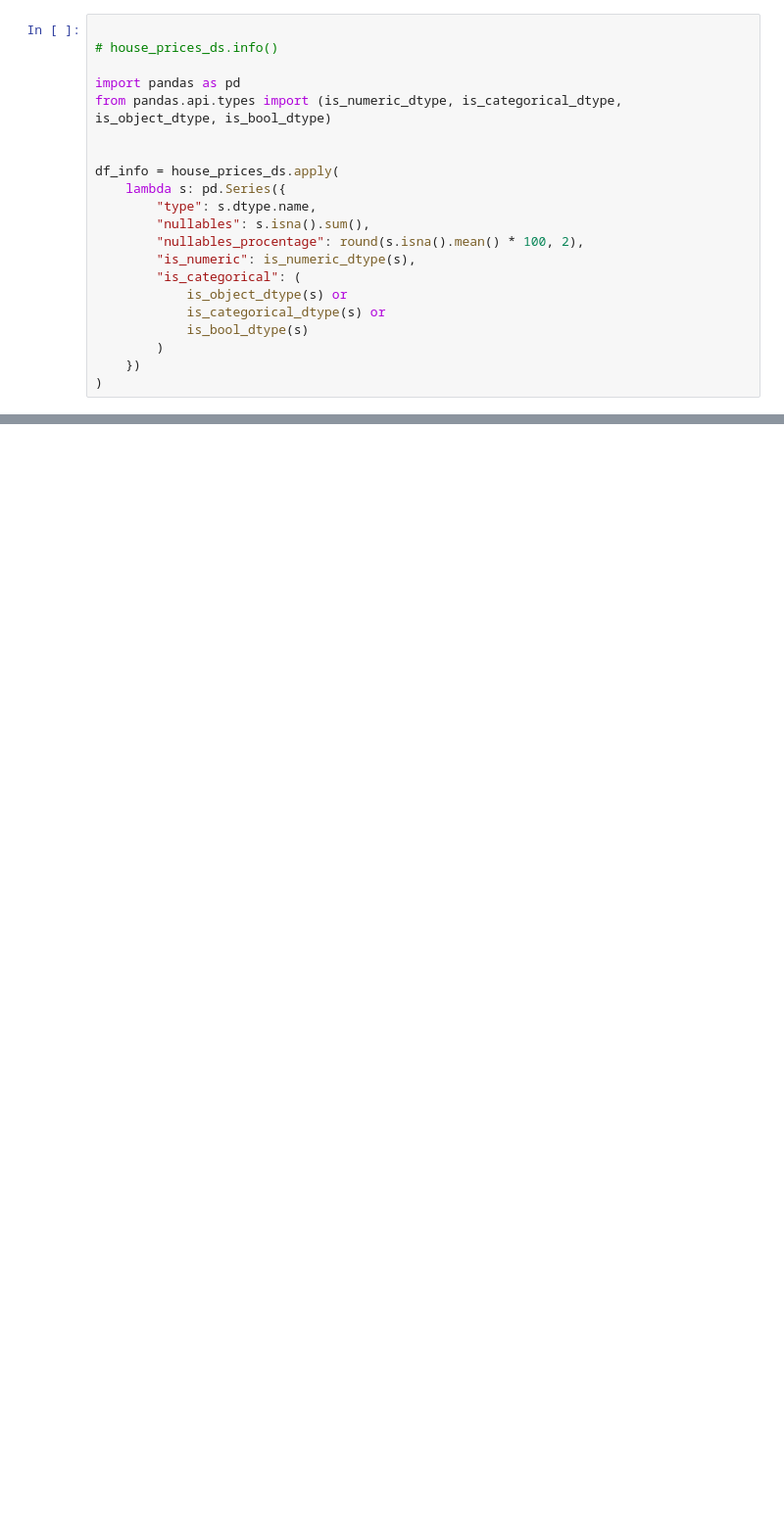
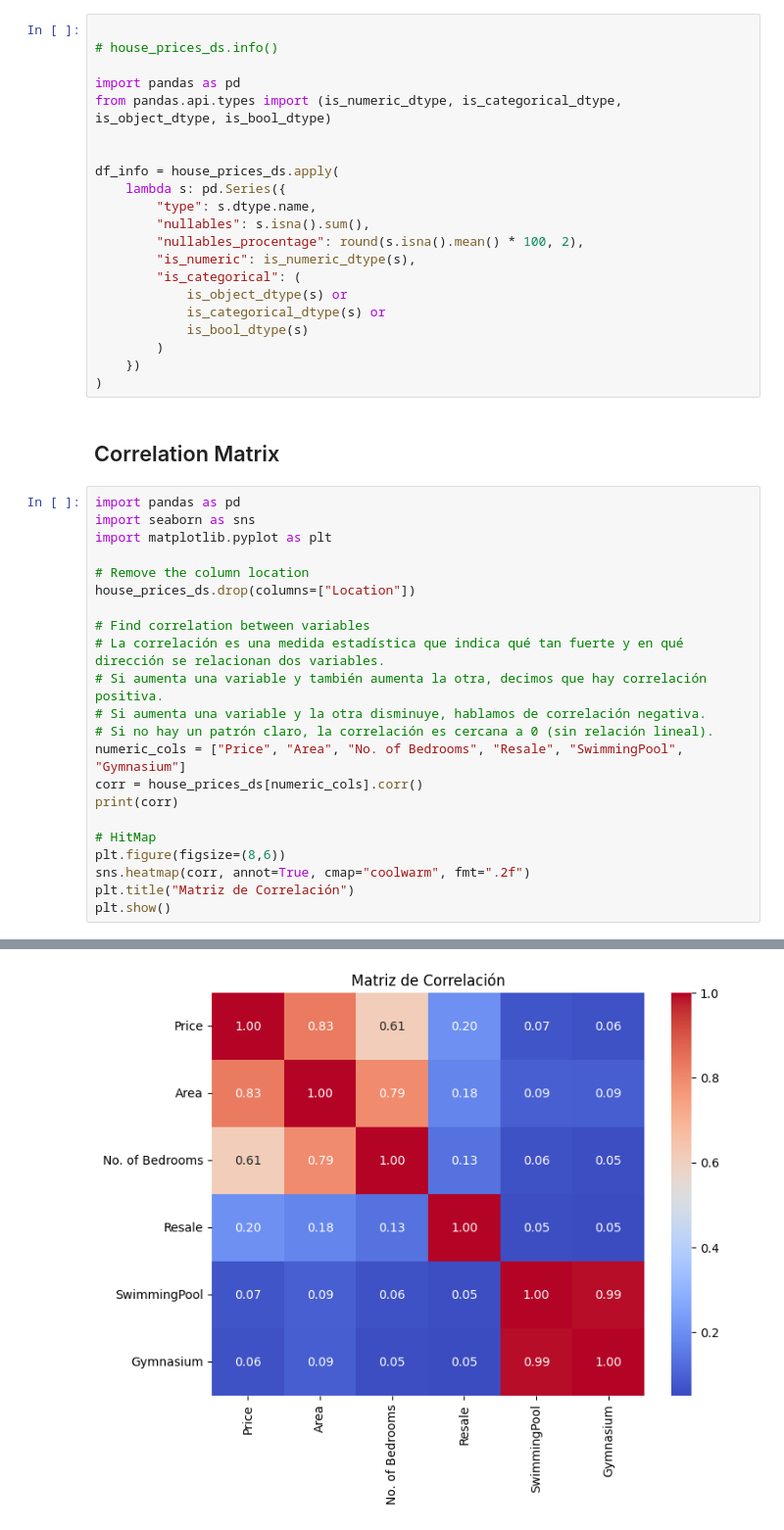
Before and after one commit to albertbolanoss/labs_machine_learning, a Jupyter notebook: notebooks/regresion_lineal/hyderabad_house_price/1.0_Data_visualization.ipynb, the cells around one changed output, grey strips where cells are left out. Shown at 98% size. Cells and saved outputs as stored; diff of their text form; blank space fills up the shorter version.

```diff
--- a/notebooks/regresion_lineal/hyderabad_house_price/1.0_Data_visualization.ipynb
+++ b/notebooks/regresion_lineal/hyderabad_house_price/1.0_Data_visualization.ipynb
@@ -156,3 +156,28 @@ df_info = house_prices_ds.apply(
         )
     })
 )
+# %% [markdown]
+## Correlation Matrix
+# %%
+import pandas as pd
+import seaborn as sns
+import matplotlib.pyplot as plt
+
+# Remove the column location
+house_prices_ds.drop(columns=["Location"])
+
+# Find correlation between variables
+# La correlación es una medida estadística que indica qué tan fuerte y en qué dirección se relacionan dos variables.
+# Si aumenta una variable y también aumenta la otra, decimos que hay correlación positiva.
+# Si aumenta una variable y la otra disminuye, hablamos de correlación negativa.
+# Si no hay un patrón claro, la correlación es cercana a 0 (sin relación lineal).
+numeric_cols = ["Price", "Area", "No. of Bedrooms", "Resale", "SwimmingPool", "Gymnasium"]
+corr = house_prices_ds[numeric_cols].corr()
+print(corr)
+
+# HitMap
+plt.figure(figsize=(8,6))
+sns.heatmap(corr, annot=True, cmap="coolwarm", fmt=".2f")
+plt.title("Matriz de Correlación")
+plt.show()
+# %% [output]
@@ -158,0 +199 @@ df_info = house_prices_ds.apply(
+[figure, added]
```
Also changed, not shown: parts of 2 cells of this notebook, 4 other files.
